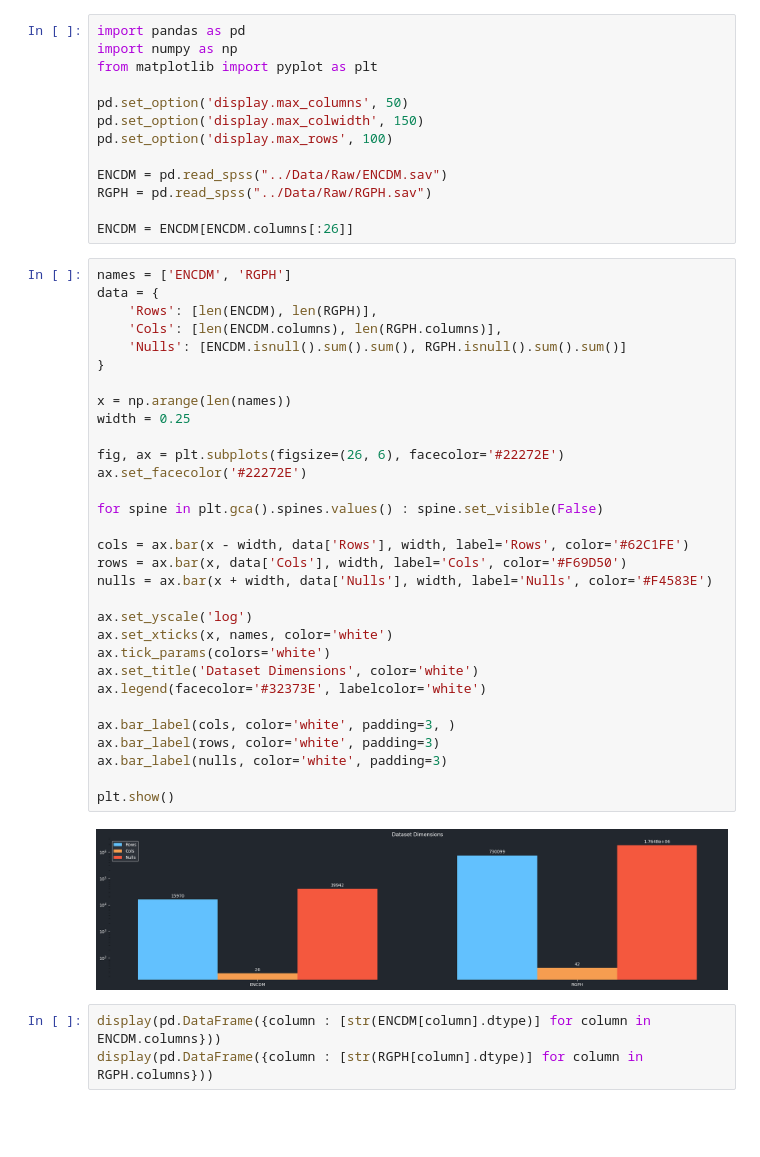
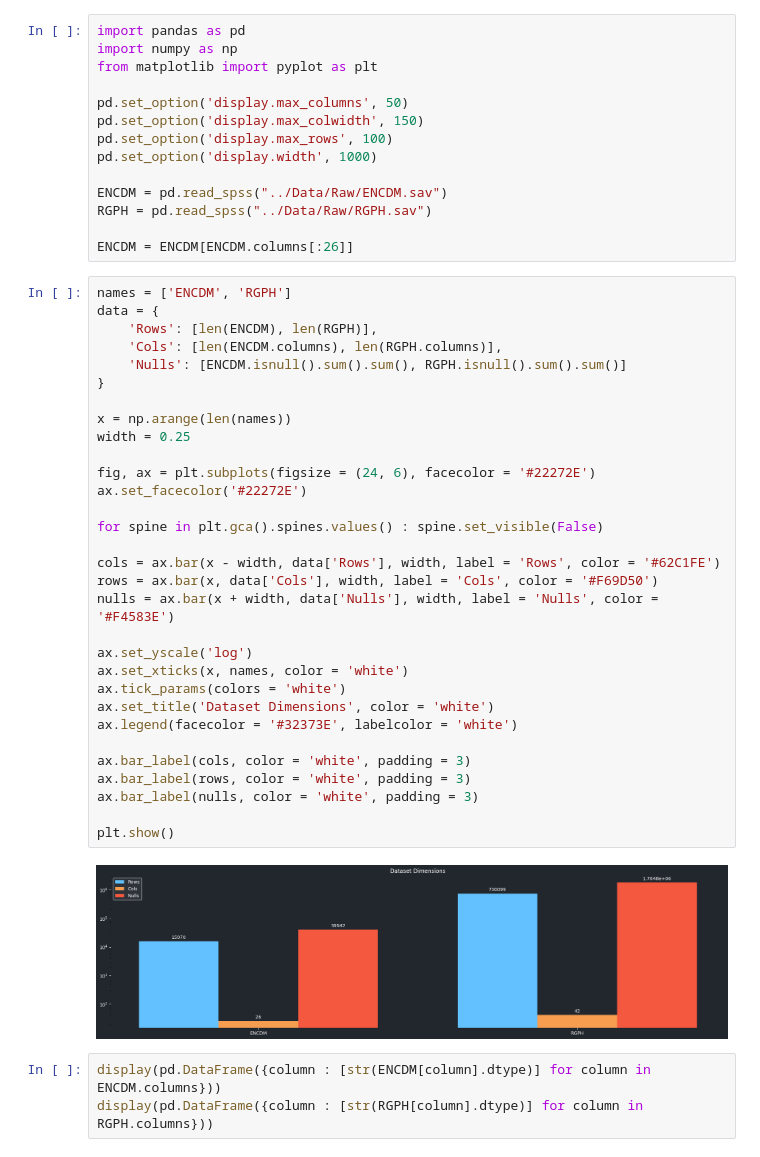
Before and after one commit to Hvllvix/HCP-Internship, a Jupyter notebook: Notebooks/Pre-processing.ipynb, the cells around one changed output. Drawn from its saved outputs; the diff is of its cells as text; blank space fills up the shorter version.

```diff
--- a/Notebooks/Pre-processing.ipynb
+++ b/Notebooks/Pre-processing.ipynb
@@ -6,6 +6,7 @@ from matplotlib import pyplot as plt
 pd.set_option('display.max_columns', 50)
 pd.set_option('display.max_colwidth', 150)
 pd.set_option('display.max_rows', 100)
+pd.set_option('display.width', 1000)
 
 ENCDM = pd.read_spss("../Data/Raw/ENCDM.sav")
 RGPH = pd.read_spss("../Data/Raw/RGPH.sav")
@@ -14,36 +15,36 @@ ENCDM = ENCDM[ENCDM.columns[:26]]
 # %%
 names = ['ENCDM', 'RGPH']
 data = {
     'Rows': [len(ENCDM), len(RGPH)],
     'Cols': [len(ENCDM.columns), len(RGPH.columns)],
     'Nulls': [ENCDM.isnull().sum().sum(), RGPH.isnull().sum().sum()]
 }
 
 x = np.arange(len(names))
 width = 0.25
 
-fig, ax = plt.subplots(figsize=(26, 6), facecolor='#22272E')
+fig, ax = plt.subplots(figsize = (24, 6), facecolor = '#22272E')
 ax.set_facecolor('#22272E')
 
 for spine in plt.gca().spines.values() : spine.set_visible(False)
 
-cols = ax.bar(x - width, data['Rows'], width, label='Rows', color='#62C1FE')
-rows = ax.bar(x, data['Cols'], width, label='Cols', color='#F69D50')
-nulls = ax.bar(x + width, data['Nulls'], width, label='Nulls', color='#F4583E')
+cols = ax.bar(x - width, data['Rows'], width, label = 'Rows', color = '#62C1FE')
+rows = ax.bar(x, data['Cols'], width, label = 'Cols', color = '#F69D50')
+nulls = ax.bar(x + width, data['Nulls'], width, label = 'Nulls', color = '#F4583E')
 
 ax.set_yscale('log')
-ax.set_xticks(x, names, color='white')
-ax.tick_params(colors='white')
-ax.set_title('Dataset Dimensions', color='white')
-ax.legend(facecolor='#32373E', labelcolor='white')
+ax.set_xticks(x, names, color = 'white')
+ax.tick_params(colors = 'white')
+ax.set_title('Dataset Dimensions', color = 'white')
+ax.legend(facecolor = '#32373E', labelcolor = 'white')
 
-ax.bar_label(cols, color='white', padding=3, )
-ax.bar_label(rows, color='white', padding=3)
-ax.bar_label(nulls, color='white', padding=3)
+ax.bar_label(cols, color = 'white', padding = 3)
+ax.bar_label(rows, color = 'white', padding = 3)
+ax.bar_label(nulls, color = 'white', padding = 3)
 
 plt.show()
 # %% [output]
-[figure, old version]
+[figure, new version]
 # %%
 display(pd.DataFrame({column : [str(ENCDM[column].dtype)] for column in ENCDM.columns}))
 display(pd.DataFrame({column : [str(RGPH[column].dtype)] for column in RGPH.columns}))
```
Also changed, not shown: parts of 11 cells of this notebook, 20 other files.
